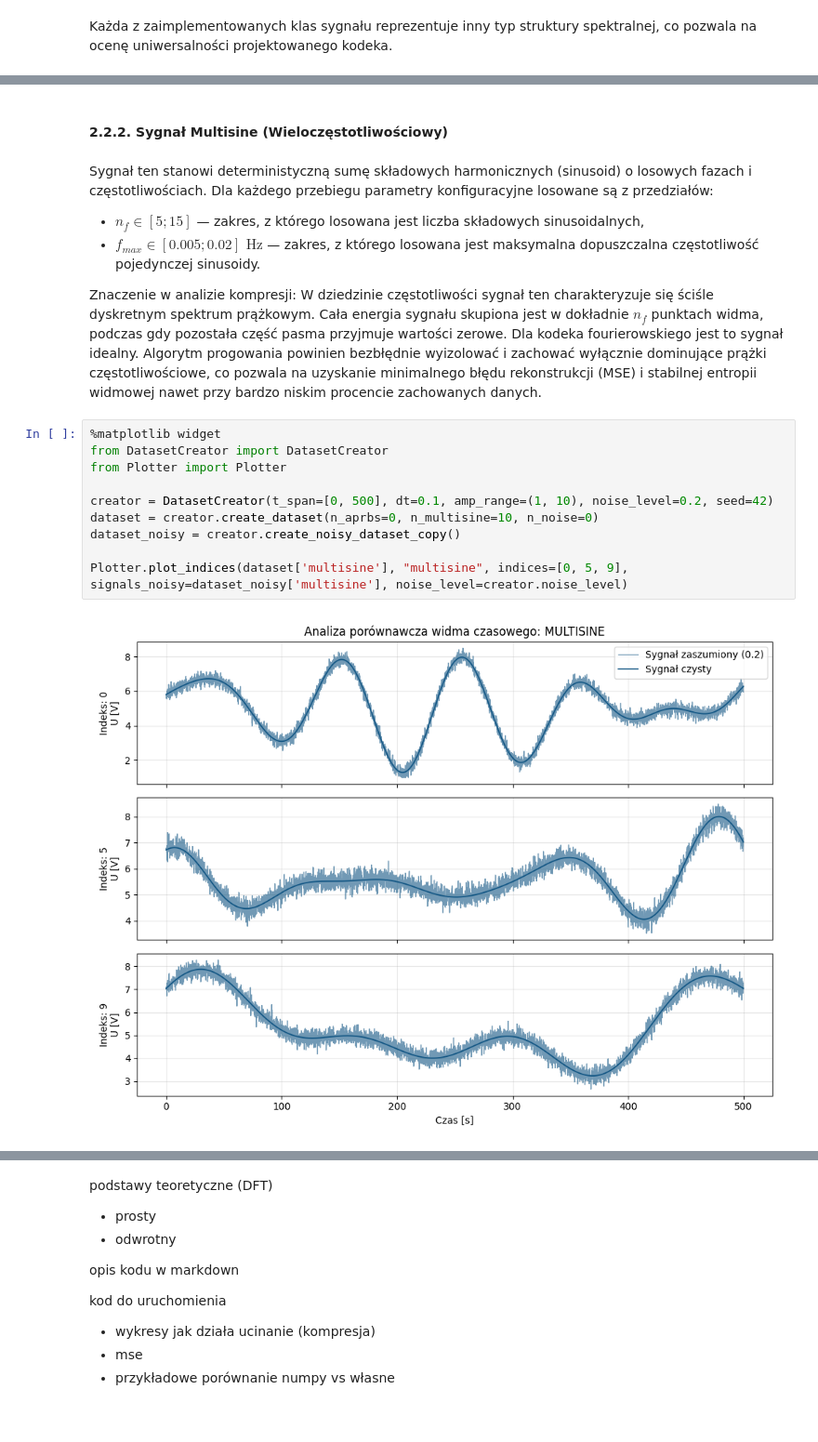
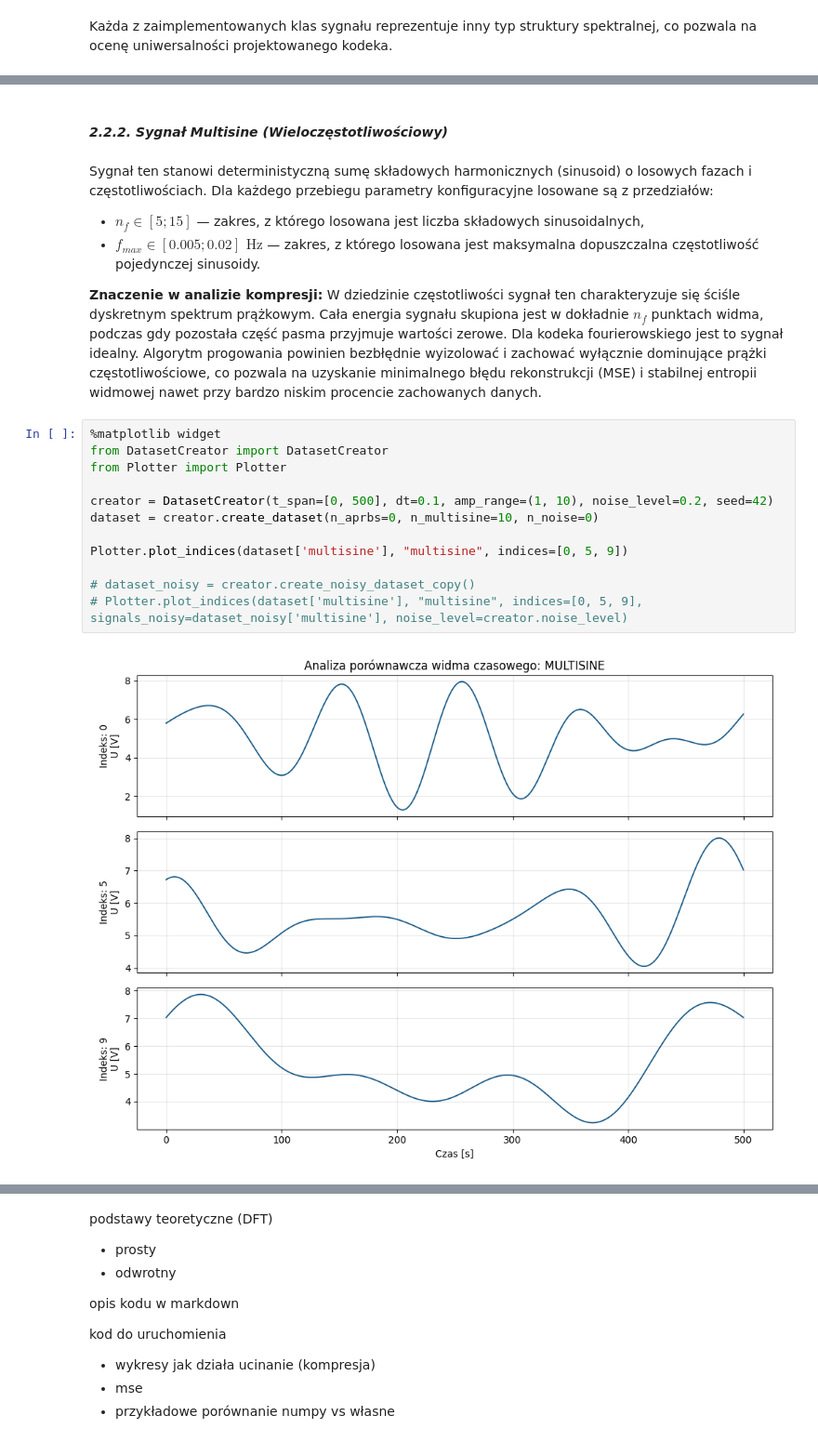
Before and after one commit to grzesiex22/Signals_1D_compression, a Jupyter notebook: main.ipynb, the cells around one changed output, grey strips where cells are left out. Shown at 93% size. Drawn from its saved outputs; the diff is of its cells as text.

```diff
--- a/main.ipynb
+++ b/main.ipynb
@@ -75,21 +79,23 @@ KeyboardInterrupt:
 # %% [markdown]
-#### 2.2.2. Sygnał Multisine (Wieloczęstotliwościowy)
+#### ***2.2.2. Sygnał Multisine (Wieloczęstotliwościowy)***
 # %% [markdown]
 Sygnał ten stanowi deterministyczną sumę składowych harmonicznych (sinusoid) o losowych fazach i częstotliwościach. Dla każdego przebiegu parametry konfiguracyjne losowane są z przedziałów:
 - $n_f \in [5; 15]$ — zakres, z którego losowana jest liczba składowych sinusoidalnych,
 - $f_{max} \in [0.005; 0.02]\text{ Hz}$ — zakres, z którego losowana jest maksymalna dopuszczalna częstotliwość pojedynczej sinusoidy.
 
-Znaczenie w analizie kompresji: W dziedzinie częstotliwości sygnał ten charakteryzuje się ściśle dyskretnym spektrum prążkowym. Cała energia sygnału skupiona jest w dokładnie $n_f$ punktach widma, podczas gdy pozostała część pasma przyjmuje wartości zerowe. Dla kodeka fourierowskiego jest to sygnał idealny. Algorytm progowania powinien bezbłędnie wyizolować i zachować wyłącznie dominujące prążki częstotliwościowe, co pozwala na uzyskanie minimalnego błędu rekonstrukcji (MSE) i stabilnej entropii widmowej nawet przy bardzo niskim procencie zachowanych danych.
+**Znaczenie w analizie kompresji:** W dziedzinie częstotliwości sygnał ten charakteryzuje się ściśle dyskretnym spektrum prążkowym. Cała energia sygnału skupiona jest w dokładnie $n_f$ punktach widma, podczas gdy pozostała część pasma przyjmuje wartości zerowe. Dla kodeka fourierowskiego jest to sygnał idealny. Algorytm progowania powinien bezbłędnie wyizolować i zachować wyłącznie dominujące prążki częstotliwościowe, co pozwala na uzyskanie minimalnego błędu rekonstrukcji (MSE) i stabilnej entropii widmowej nawet przy bardzo niskim procencie zachowanych danych.
 # %%
 %matplotlib widget
 from DatasetCreator import DatasetCreator
 from Plotter import Plotter
 
 creator = DatasetCreator(t_span=[0, 500], dt=0.1, amp_range=(1, 10), noise_level=0.2, seed=42)
 dataset = creator.create_dataset(n_aprbs=0, n_multisine=10, n_noise=0)
-dataset_noisy = creator.create_noisy_dataset_copy()
 
-Plotter.plot_indices(dataset['multisine'], "multisine", indices=[0, 5, 9], signals_noisy=dataset_noisy['multisine'], noise_level=creator.noise_level)
+Plotter.plot_indices(dataset['multisine'], "multisine", indices=[0, 5, 9])
+
+# dataset_noisy = creator.create_noisy_dataset_copy()
+# Plotter.plot_indices(dataset['multisine'], "multisine", indices=[0, 5, 9], signals_noisy=dataset_noisy['multisine'], noise_level=creator.noise_level)
 # %% [output]
-[figure, old version]
+[figure, new version]
 # %% [markdown]
```
Also changed, not shown: parts of 75 cells of this notebook, 51 other files.
